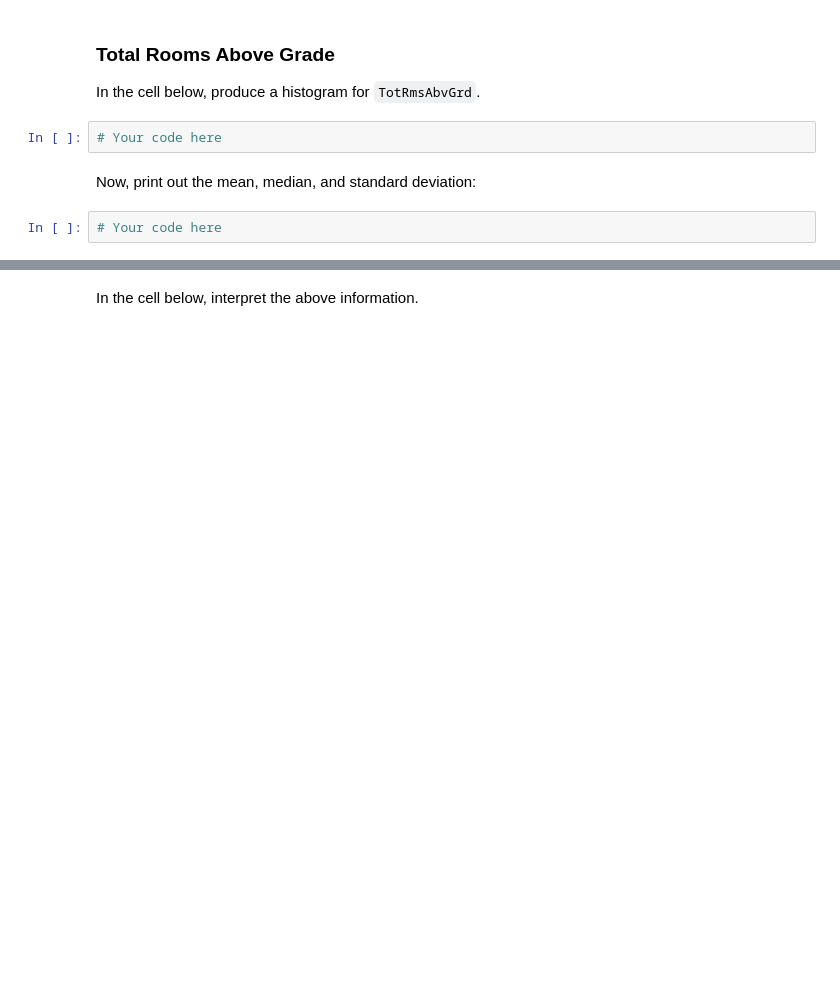
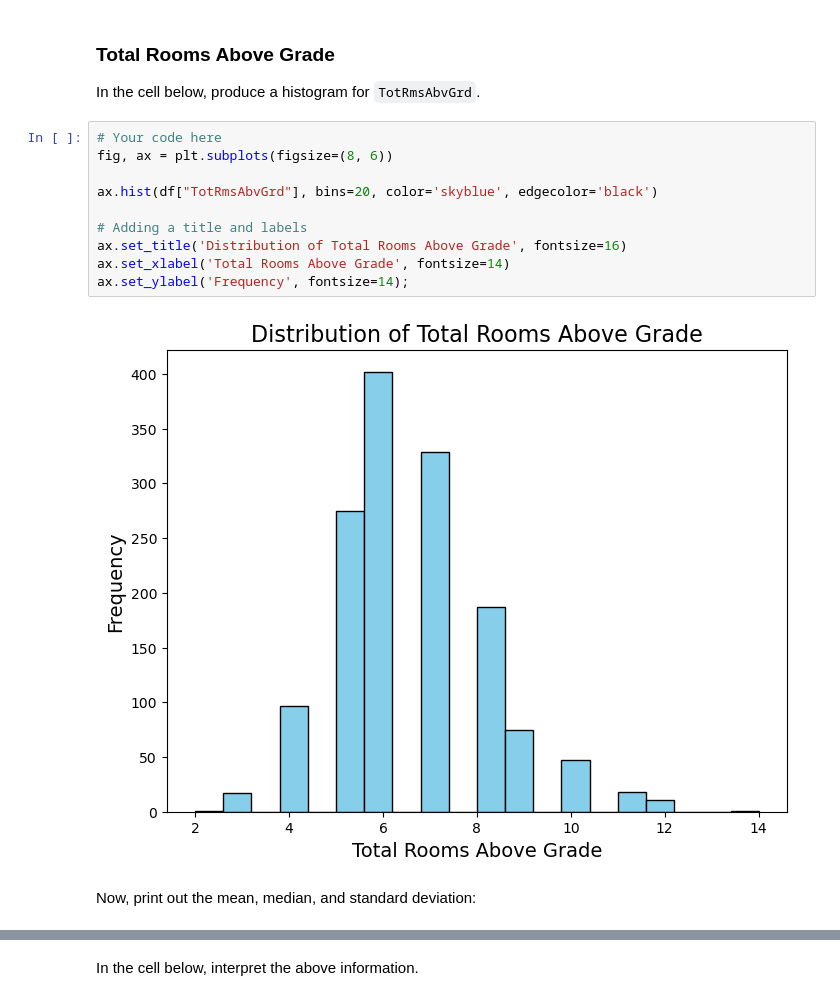
Before and after one commit to IdrisFallout/EDA-with-Pandas---Cumulative-Lab, a Jupyter notebook: index.ipynb, the cells around one changed output, grey strips where cells are left out. Saved outputs shown, nothing was run; the diff lists cells and outputs as text; blank space fills up the shorter version.

```diff
--- a/index.ipynb
+++ b/index.ipynb
@@ -144,9 +198,17 @@ None
 ### Total Rooms Above Grade
 
 In the cell below, produce a histogram for `TotRmsAbvGrd`.
-# %%
-# Your code here
+# %%
+# Your code here
+fig, ax = plt.subplots(figsize=(8, 6))
+
+ax.hist(df["TotRmsAbvGrd"], bins=20, color='skyblue', edgecolor='black')
+
+# Adding a title and labels
+ax.set_title('Distribution of Total Rooms Above Grade', fontsize=16)
+ax.set_xlabel('Total Rooms Above Grade', fontsize=14)
+ax.set_ylabel('Frequency', fontsize=14);
+# %% [output]
+[figure, added]
 # %% [markdown]
 Now, print out the mean, median, and standard deviation:
-# %%
-# Your code here
```
Also changed, not shown: parts of 35 cells of this notebook.
